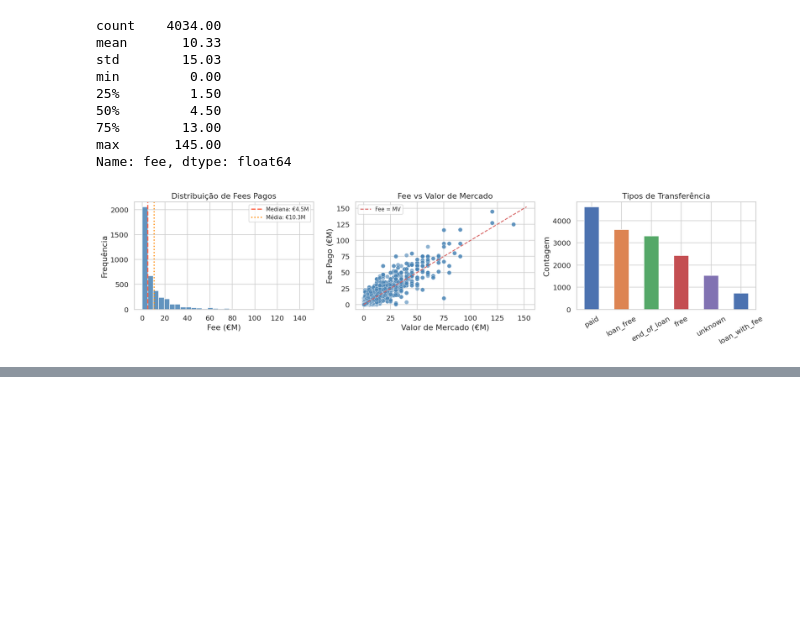
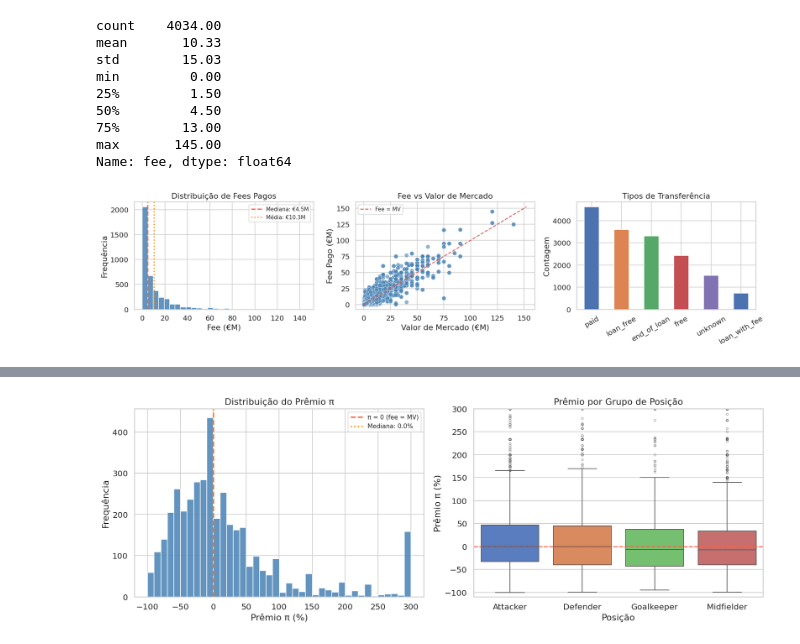
Before and after one commit to leticia-ribeirom/TP-CDAF, a Jupyter notebook: notebooks/exploratory_analysis.ipynb, the cells around one changed output, grey strips where cells are left out. Drawn from its saved outputs; the diff is of its cells as text; code cells hidden in the pictures; blank space fills up the shorter version.

Commit message:
definição do prêmio bruto, fee vs valor de mercado

```diff
--- a/notebooks/exploratory_analysis.ipynb
+++ b/notebooks/exploratory_analysis.ipynb
@@ -353,0 +361,11 @@ plt.show()
+# %%
+df_pi = df_paid.dropna(subset=['fee','market_value']).copy()
+df_pi['pi_pct'] = df_pi['premium_ratio'] * 100
+
+print(f'Transferências com π calculável: {len(df_pi)}')
+print(f'\nDistribuição de π (%):')
+print(df_pi['pi_pct'].describe().round(1))
+print(f'\nPropagação:')
+print(f'  π > 0 (pagou acima do MV): {(df_pi["pi_pct"]>0).sum()} ({(df_pi["pi_pct"]>0).mean()*100:.0f}%)')
+print(f'  π = 0 (pagou exato MV):    {(df_pi["pi_pct"]==0).sum()}')
+print(f'  π < 0 (pagou abaixo MV):   {(df_pi["pi_pct"]<0).sum()} ({(df_pi["pi_pct"]<0).mean()*100:.0f}%)')
@@ -353,0 +390,30 @@ plt.show()
+# %%
+fig, axes = plt.subplots(1, 2, figsize=(14, 5))
+
+# Distribuição de π
+ax = axes[0]
+clipped = df_pi['pi_pct'].clip(-100, 300)
+ax.hist(clipped, bins=40, color='steelblue', edgecolor='white', alpha=0.85)
+ax.axvline(0, color='tomato', lw=2, linestyle='--', label='π = 0 (fee = MV)')
+ax.axvline(df_pi['pi_pct'].median(), color='darkorange', lw=2, linestyle=':',
+           label=f'Mediana: {df_pi["pi_pct"].median():.1f}%')
+ax.set_xlabel('Prêmio π (%)')
+ax.set_ylabel('Frequência')
+ax.set_title('Distribuição do Prêmio π')
+ax.legend(fontsize=9)
+
+# π por grupo de posição
+ax = axes[1]
+order = df_pi.groupby('position_group')['pi_pct'].median().sort_values(ascending=False).index
+sns.boxplot(data=df_pi, x='position_group', y='pi_pct', order=order,
+            palette='muted', flierprops=dict(marker='o', markersize=3, alpha=0.4), ax=ax)
+ax.axhline(0, color='tomato', lw=1.5, linestyle='--')
+ax.set_ylim(-110, 300)
+ax.set_xlabel('Posição')
+ax.set_ylabel('Prêmio π (%)')
+ax.set_title('Prêmio por Grupo de Posição')
+
+plt.tight_layout()
+plt.show()
+# %% [output]
+[figure, added]
```
Also changed, not shown: parts of 4 cells of this notebook.
